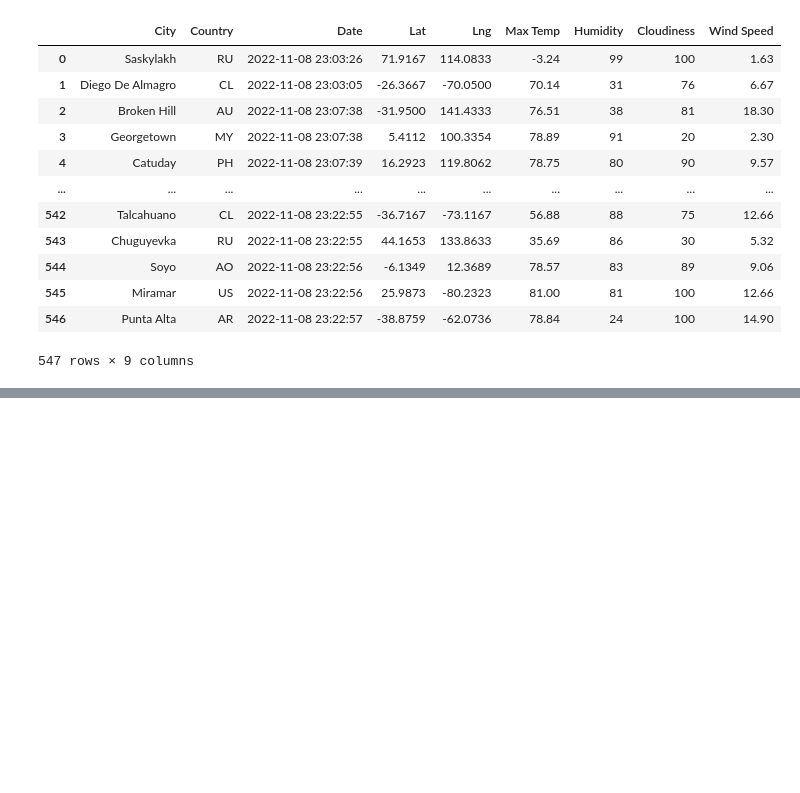
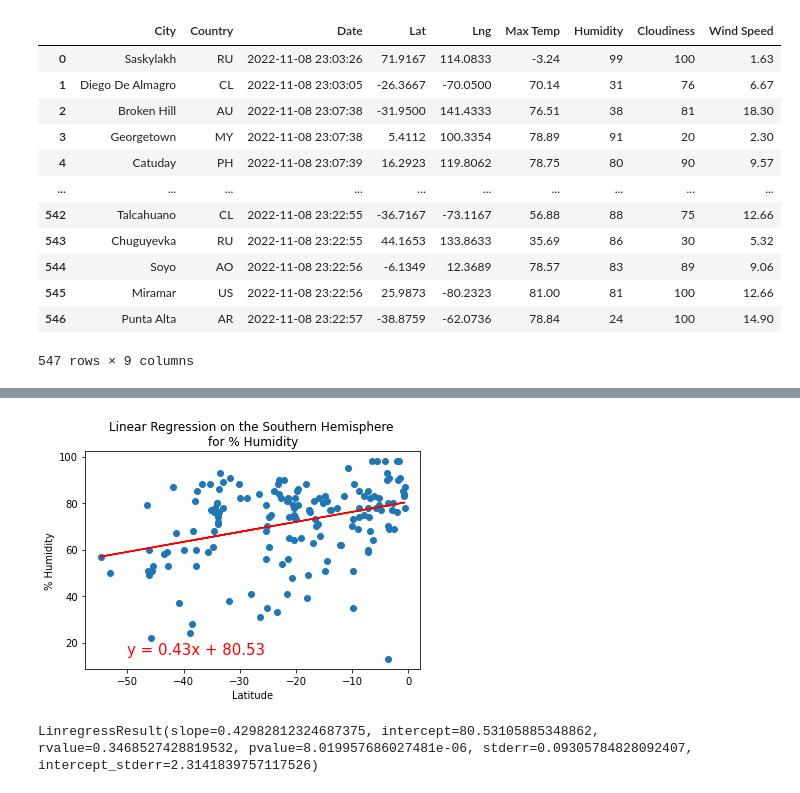
Before and after one commit to fabeza/World_Weather_Analysis, a Jupyter notebook: WeatherPy.ipynb, the cells around one changed output, grey strips where cells are left out. Drawn from its saved outputs; the diff is of its cells as text; code cells hidden in the pictures; blank space fills up the shorter version.

```diff
--- a/WeatherPy.ipynb
+++ b/WeatherPy.ipynb
@@ -276,0 +384,14 @@ plt.savefig("weather_data/Fig4.png")
+# %%
+# Linear regression on the Southern Hemisphere
+x_values = southern_hemi_df["Lat"]
+y_values = southern_hemi_df["Humidity"]
+# Call the function.
+plot_linear_regression(x_values, y_values,
+                       'Linear Regression on the Southern Hemisphere \nfor % Humidity',
+                       '% Humidity',(-50,15))
+# %% [output]
+[figure, added]
+# %%
+linregress(x_values, y_values)
+# %% [output]
+LinregressResult(slope=0.42982812324687375, intercept=80.53105885348862, rvalue=0.3468527428819532, pvalue=8.019957686027481e-06, stderr=0.09305784828092407, intercept_stderr=2.3141839757117526)
```
Also changed, not shown: parts of 31 cells of this notebook, 2 other files.
